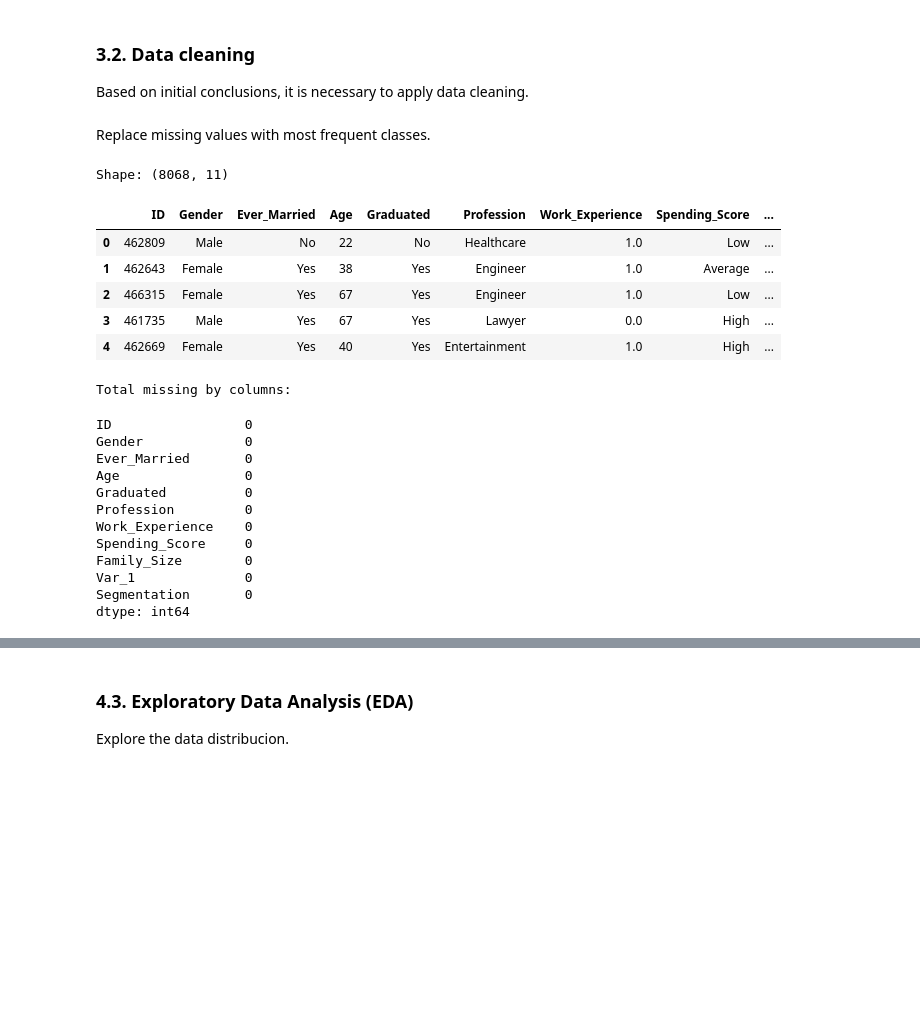
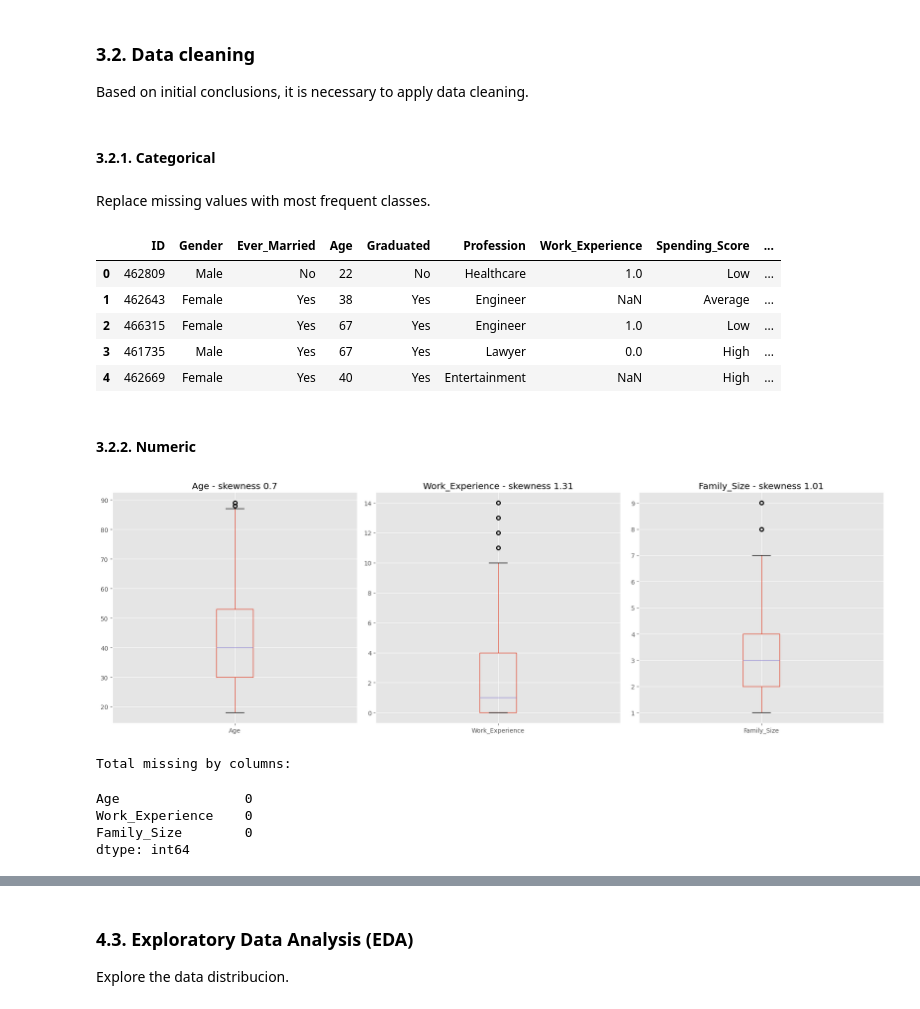
Before and after one commit to WilderJoseth/Publicaciones, a Jupyter notebook: DataScience/Machine Learning/Classification/Tabular/Customer Segmentation/1_Customer_Segmentation_EDA.ipynb, the cells around one changed output, grey strips where cells are left out. Saved outputs shown, nothing was run; the diff lists cells and outputs as text; code cells hidden in the pictures; blank space fills up the shorter version.

Commit message:
update customer segmentation and adult income EDA notebooks adding and fixing comments

```diff
--- a/DataScience/Machine Learning/Classification/Tabular/Customer Segmentation/1_Customer_Segmentation_EDA.ipynb
+++ b/DataScience/Machine Learning/Classification/Tabular/Customer Segmentation/1_Customer_Segmentation_EDA.ipynb
@@ -158,39 +171,50 @@ array(['D', 'A', 'B', 'C'], dtype=object)
 ### 3.2. Data cleaning
 
 Based on initial conclusions, it is necessary to apply data cleaning.
+# %% [markdown]
+#### 3.2.1. Categorical
 # %% [markdown]
 Replace missing values with most frequent classes.
 # %%
 from sklearn.impute import SimpleImputer
 # %%
 si = SimpleImputer(strategy = "most_frequent")
-ar = si.fit_transform(df_train)
-df_train = pd.DataFrame(ar, columns = df_train.columns)
+ar = si.fit_transform(df_train[categorical_features])
+df_train_Categorical = pd.DataFrame(ar, columns = categorical_features)
 
-print("Shape:", df_train.shape)
+for f in categorical_features:
+    df_train[f] = df_train_Categorical[f]
+
 df_train.head()
 # %% [output]
-Shape: (8068, 11)
 |  | ID | Gender | Ever_Married | Age | Graduated | Profession | Work_Experience | Spending_Score | ... |
 | 0 | 462809 | Male | No | 22 | No | Healthcare | 1.0 | Low | ... |
-| 1 | 462643 | Female | Yes | 38 | Yes | Engineer | 1.0 | Average | ... |
+| 1 | 462643 | Female | Yes | 38 | Yes | Engineer | NaN | Average | ... |
 | 2 | 466315 | Female | Yes | 67 | Yes | Engineer | 1.0 | Low | ... |
 | 3 | 461735 | Male | Yes | 67 | Yes | Lawyer | 0.0 | High | ... |
-| 4 | 462669 | Female | Yes | 40 | Yes | Entertainment | 1.0 | High | ... |
+| 4 | 462669 | Female | Yes | 40 | Yes | Entertainment | NaN | High | ... |
-# %%
-print("Total missing by columns:")
-df_train.isnull().sum()
-# %% [output]
-Total missing by columns:
-ID                 0
-Gender             0
-Ever_Married       0
-Age                0
-Graduated          0
-Profession         0
-Work_Experience    0
-Spending_Score     0
-Family_Size        0
-Var_1              0
-Segmentation       0
-dtype: int64
+# %% [markdown]
+#### 3.2.2. Numeric
+# %%
+fig, axes = plt.subplots(1, 3, figsize = (18, 6))
+
+for ax, f in zip(axes, numeric_features):
+    df_train.boxplot(column = f, ax = ax)
+    ax.set_title(f"{f} - skewness {df_train[f].skew().round(2)}")
+
+plt.tight_layout()
+plt.show()
+# %% [output]
+[figure, added]
+# %%
+for f in numeric_features:
+    df_train[f] = df_train[f].fillna(df_train[f].median())
+
+print("Total missing by columns:")
+df_train[numeric_features].isnull().sum()
+# %% [output]
+Total missing by columns:
+Age                0
+Work_Experience    0
+Family_Size        0
+dtype: int64
```
Also changed, not shown: parts of 12 cells of this notebook, 1 other file.
